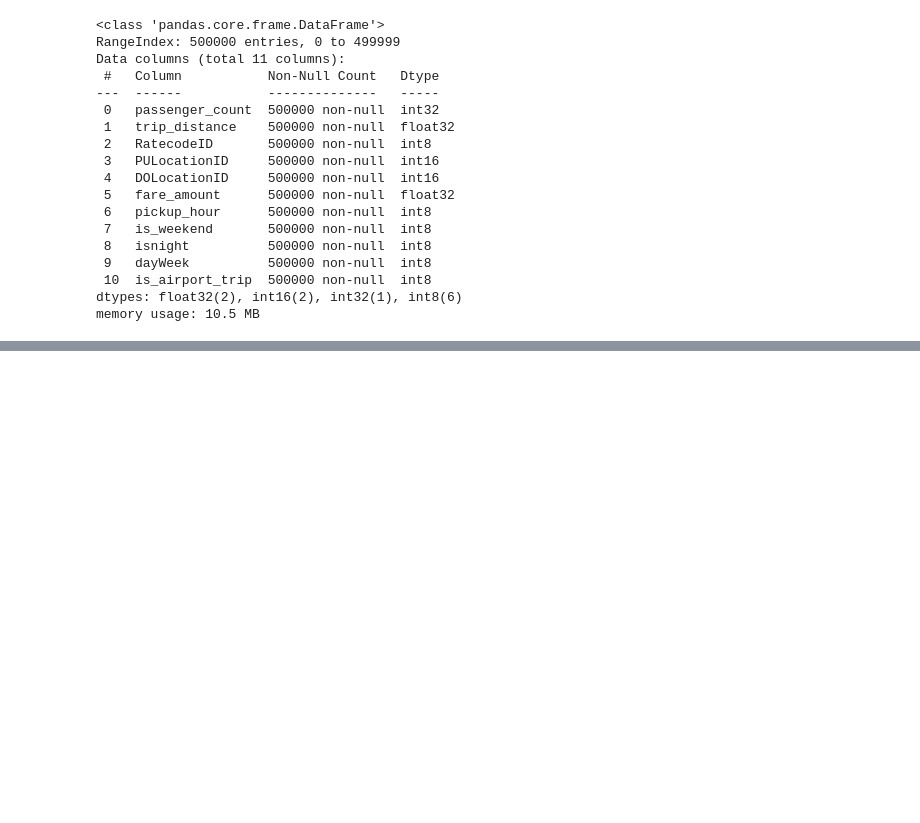
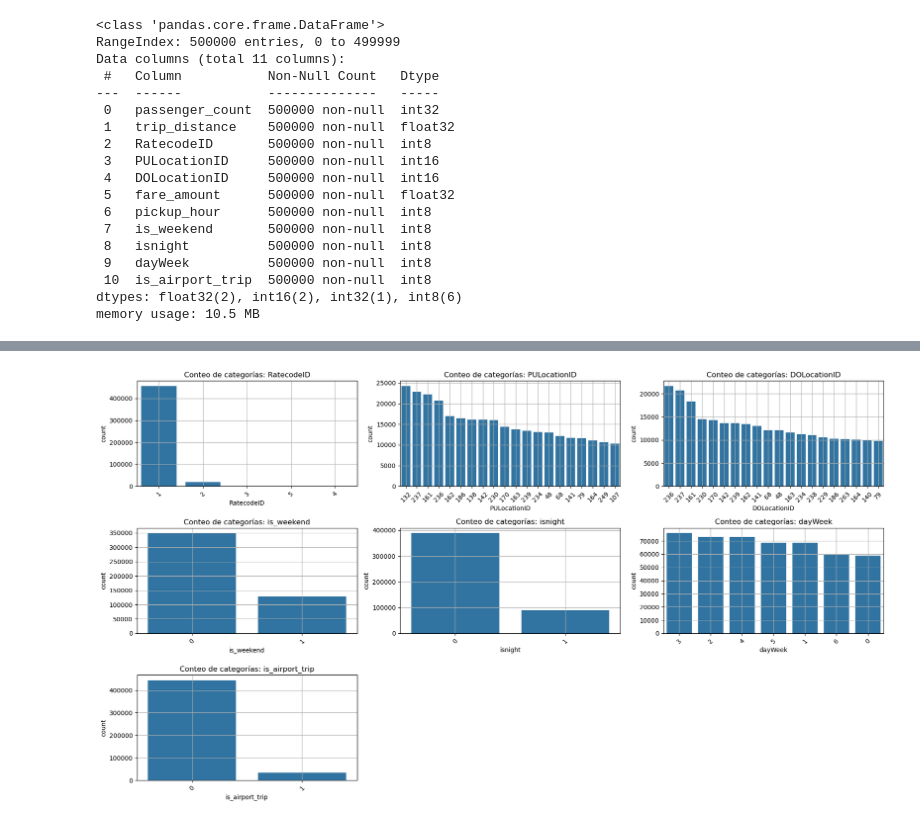
Before and after one commit to Sakexxpearex/nyc-taxi-amount-prediction, a Jupyter notebook: taxi.ipynb, the cells around one changed output, grey strips where cells are left out. Cells and saved outputs as stored; diff of their text form; code cells hidden in the pictures; blank space fills up the shorter version.

```diff
--- a/taxi.ipynb
+++ b/taxi.ipynb
@@ -196,0 +253,20 @@ for col in num_vars:
+# %%
+cat_vars = ['RatecodeID', 'PULocationID', 'DOLocationID', 'is_weekend', 'isnight', 'dayWeek', 'is_airport_trip']
+
+fig, axs = plt.subplots(3, 3, figsize=(18, 10))
+axs = axs.flatten()
+
+for i, col in enumerate(cat_vars):
+    sns.countplot(x=col, data=df, order=df[col].value_counts().index[:20], ax=axs[i])
+    axs[i].set_title(f'Conteo de categorías: {col}')
+    axs[i].tick_params(axis='x', rotation=45)
+    axs[i].grid(True)
+
+# Ocultar los ejes vacíos si hay más subplots que columnas
+for j in range(len(cat_vars), len(axs)):
+    axs[j].axis('off')
+
+plt.tight_layout()
+plt.show()
+# %% [output]
+[figure, added]
```
Also changed, not shown: parts of 43 cells of this notebook.
